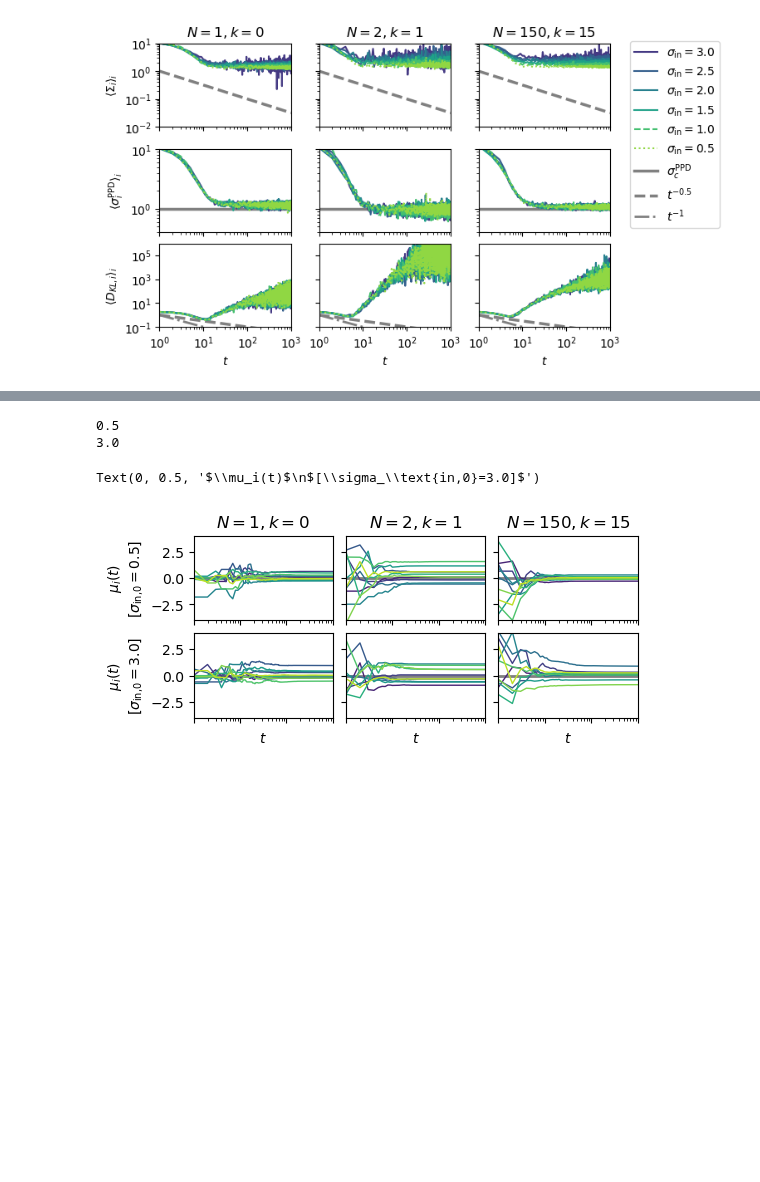
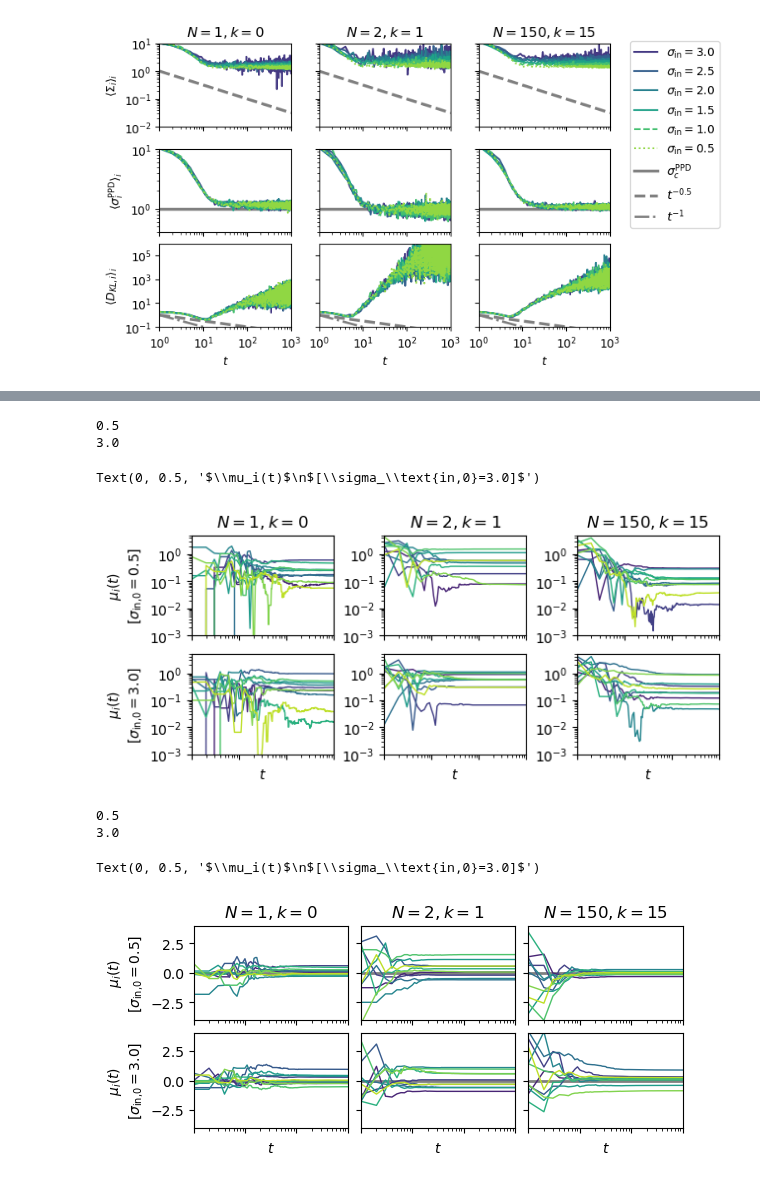
Before and after one commit to Priesemann-Group/neuro_op, a Jupyter notebook: notebooks/@MA5-ActInf.ipynb, the cells around one changed output, grey strips where cells are left out. Saved outputs shown, nothing was run; the diff lists cells and outputs as text; code cells hidden in the pictures; blank space fills up the shorter version.

```diff
--- a/notebooks/@MA5-ActInf.ipynb
+++ b/notebooks/@MA5-ActInf.ipynb
@@ -722,2 +761,66 @@ fig.legend(handles=lines, bbox_to_anchor=(1, 0.96), loc=2)
 # %%
 fig.savefig("./fig/fep_MAE_MAD.pdf")
+# %%
+# Figure set-up
+x, y = (3, 2)
+c = 1.4
+fig, ax = plt.subplots(y, x, figsize=(1.5 * c * x, 1 * c * y))
+colors = nop.get_colorcycle(N_colors=10)
+
+# Params of interest
+N_arr = [1, 2, 150]
+nn_arr = [0, 1, 15]
+sd_arr = ds.sd_llf.values[::-1]
+time = ds.time.values
+t2_len = len(get_kld(2, 1, sd_llf_arr[-1], run=0))
+time = time[:t2_len]
+# Plot prep.
+for i in ax.reshape(-1):
+    i.set_prop_cycle(color=colors)
+    i.set_xlim((time[1], time[-1]))
+    i.set_ylim(10**-3, 5)
+    i.set_xscale("log")
+    i.set_yscale("log")
+    # i.plot(time, np.zeros(shape=time.shape), color="grey", lw=2)
+
+# Plotting...
+for i, sd_llf in enumerate([sd_arr[-1], sd_arr[-0]]):
+    print(sd_llf)
+    for j, N in enumerate(N_arr):
+        ax[i, j].plot(
+            time,
+            np.abs(
+                ds.mu.sel(
+                    N=N,
+                    nn=nn_arr[j],
+                    sd_llf=sd_llf,
+                    time=time,
+                    run=0,
+                    node=np.arange(0, 150, 5)[:10],
+                )
+            ),
+            lw=1,
+        )
+
+# Title, label, ...
+ax[0, 0].set_title("$N=1, k=0$")
+ax[0, 1].set_title("$N=2, k=1$")
+ax[0, 2].set_title("$N=150, k=15$")
+for j in np.arange(x):
+    ax[y - 1, j].set_xlabel("$t$")
+    ax[0, j].xaxis.set_tick_params(labelbottom=False)
+    ax[1, j].xaxis.set_tick_params(labelbottom=False)
+    # if j != 0:
+    #    for i in range(y):
+    #        ax[i, j].yaxis.set_tick_params(labelleft=False)
+
+
+ax[0, 0].set_ylabel("$\mu_i(t)$\n$[\sigma_\\text{in,0}=0.5]$")
+ax[1, 0].set_ylabel("$\mu_i(t)$\n$[\sigma_\\text{in,0}=3.0]$")
+
+# ax[i].legend(bbox_to_anchor=(1.1, 1.06), loc=2)
+# %% [output]
+0.5
+3.0
+Text(0, 0.5, '$\\mu_i(t)$\n$[\\sigma_\\text{in,0}=3.0]$')
+[figure, added]
@@ -724,7 +829,7 @@ fig.savefig("./fig/fep_MAE_MAD.pdf")
 # %%
 # Figure set-up
 x, y = (3, 2)
-c = 1.2
+c = 1.3
 fig, ax = plt.subplots(y, x, figsize=(1.5 * c * x, 1 * c * y))
 colors = nop.get_colorcycle(N_colors=10)
 
@@ -741,6 +846,7 @@ for i in ax.reshape(-1):
     i.set_xlim((time[1], time[-1]))
     i.set_ylim(-4, 4)
     i.set_xscale("log")
+    # i.set_yscale("log")
     i.plot(time, np.zeros(shape=time.shape), color="grey", lw=2)
 
 # Plotting...
@@ -775,11 +881,12 @@ for j in np.arange(x):
 
 ax[0, 0].set_ylabel("$\mu_i(t)$\n$[\sigma_\\text{in,0}=0.5]$")
 ax[1, 0].set_ylabel("$\mu_i(t)$\n$[\sigma_\\text{in,0}=3.0]$")
+
 # ax[i].legend(bbox_to_anchor=(1.1, 1.06), loc=2)
 # %% [output]
 0.5
 3.0
 Text(0, 0.5, '$\\mu_i(t)$\n$[\\sigma_\\text{in,0}=3.0]$')
-[figure, old version]
+[figure, new version]
 # %%
 fig.savefig("./fig/fep_mu_t.pdf")
```
Also changed, not shown: parts of 4 cells of this notebook.
